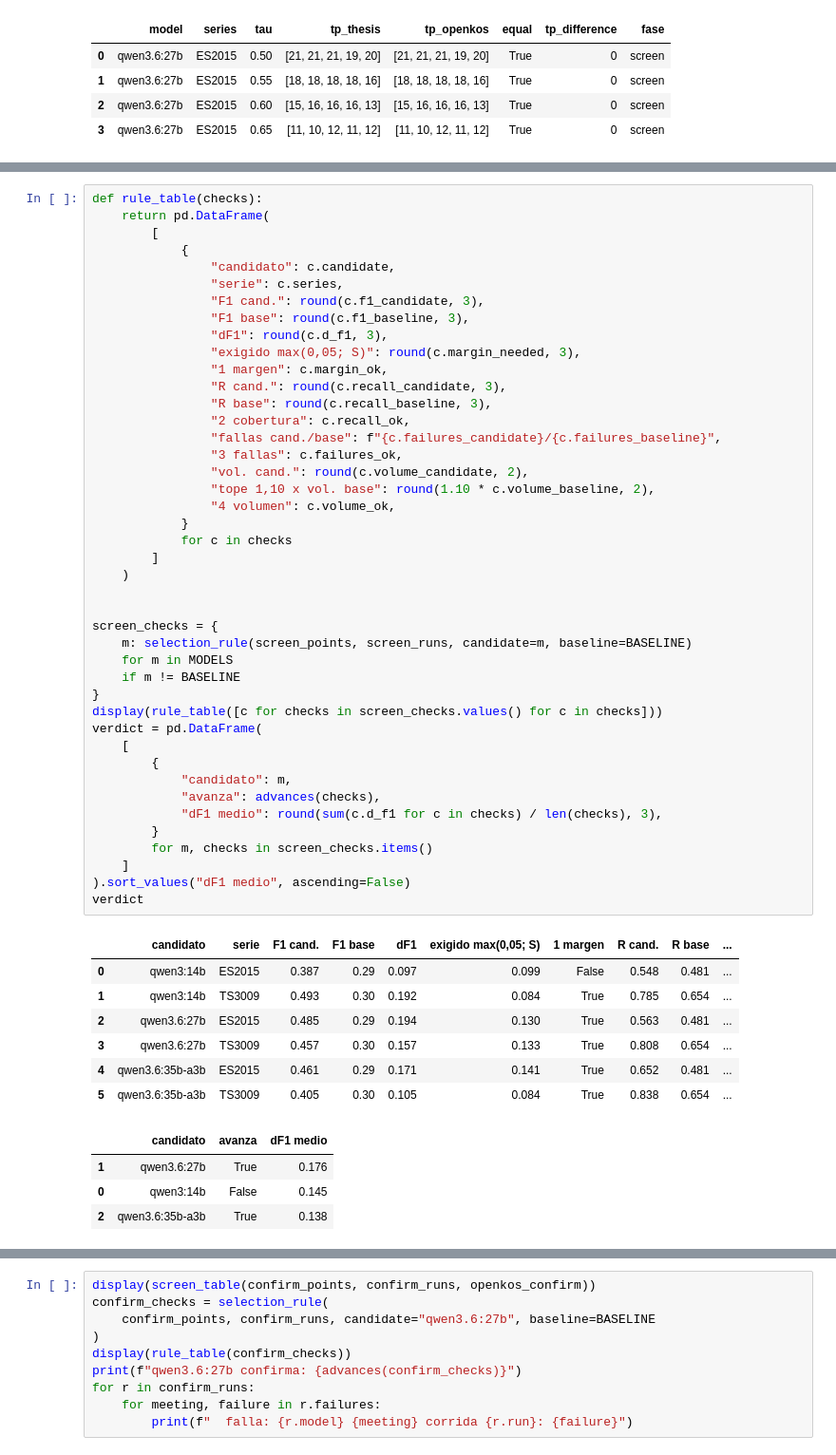
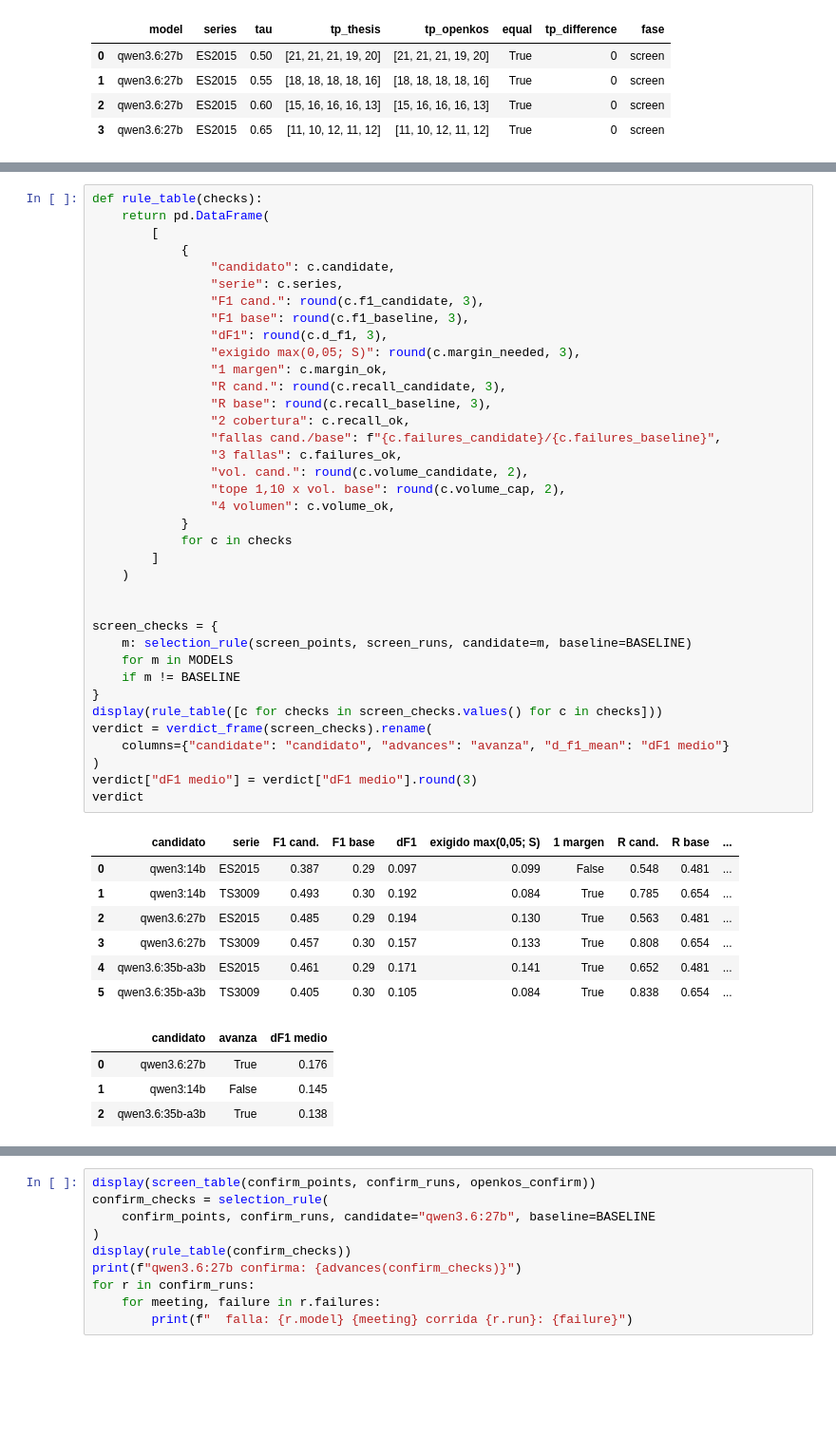
Before and after one commit to jasonssdev/mcd-afg, a Jupyter notebook: notebooks/15-jss-screen-de-modelos-openkos.ipynb, the cells around one changed output, grey strips where cells are left out. Shown at 95% size. Drawn from its saved outputs; the diff is of its cells as text; blank space fills up the shorter version.

```diff
--- a/notebooks/15-jss-screen-de-modelos-openkos.ipynb
+++ b/notebooks/15-jss-screen-de-modelos-openkos.ipynb
@@ -338,45 +429,39 @@ def rule_table(checks):
                 "1 margen": c.margin_ok,
                 "R cand.": round(c.recall_candidate, 3),
                 "R base": round(c.recall_baseline, 3),
                 "2 cobertura": c.recall_ok,
                 "fallas cand./base": f"{c.failures_candidate}/{c.failures_baseline}",
                 "3 fallas": c.failures_ok,
                 "vol. cand.": round(c.volume_candidate, 2),
-                "tope 1,10 x vol. base": round(1.10 * c.volume_baseline, 2),
+                "tope 1,10 x vol. base": round(c.volume_cap, 2),
                 "4 volumen": c.volume_ok,
             }
             for c in checks
         ]
     )
 
 
 screen_checks = {
     m: selection_rule(screen_points, screen_runs, candidate=m, baseline=BASELINE)
     for m in MODELS
     if m != BASELINE
 }
 display(rule_table([c for checks in screen_checks.values() for c in checks]))
-verdict = pd.DataFrame(
-    [
-        {
-            "candidato": m,
-            "avanza": advances(checks),
-            "dF1 medio": round(sum(c.d_f1 for c in checks) / len(checks), 3),
-        }
-        for m, checks in screen_checks.items()
-    ]
-).sort_values("dF1 medio", ascending=False)
+verdict = verdict_frame(screen_checks).rename(
+    columns={"candidate": "candidato", "advances": "avanza", "d_f1_mean": "dF1 medio"}
+)
+verdict["dF1 medio"] = verdict["dF1 medio"].round(3)
 verdict
 # %% [output]
 |  | candidato | serie | F1 cand. | F1 base | dF1 | exigido max(0,05; S) | 1 margen | R cand. | R base | ... |
 | 0 | qwen3:14b | ES2015 | 0.387 | 0.29 | 0.097 | 0.099 | False | 0.548 | 0.481 | ... |
 | 1 | qwen3:14b | TS3009 | 0.493 | 0.30 | 0.192 | 0.084 | True | 0.785 | 0.654 | ... |
 | 2 | qwen3.6:27b | ES2015 | 0.485 | 0.29 | 0.194 | 0.130 | True | 0.563 | 0.481 | ... |
 | 3 | qwen3.6:27b | TS3009 | 0.457 | 0.30 | 0.157 | 0.133 | True | 0.808 | 0.654 | ... |
 | 4 | qwen3.6:35b-a3b | ES2015 | 0.461 | 0.29 | 0.171 | 0.141 | True | 0.652 | 0.481 | ... |
 | 5 | qwen3.6:35b-a3b | TS3009 | 0.405 | 0.30 | 0.105 | 0.084 | True | 0.838 | 0.654 | ... |
 |  | candidato | avanza | dF1 medio |
-| 1 | qwen3.6:27b | True | 0.176 |
-| 0 | qwen3:14b | False | 0.145 |
+| 0 | qwen3.6:27b | True | 0.176 |
+| 1 | qwen3:14b | False | 0.145 |
 | 2 | qwen3.6:35b-a3b | True | 0.138 |
 # %% [markdown]
```
Also changed, not shown: parts of 29 cells of this notebook, 2 other files.
